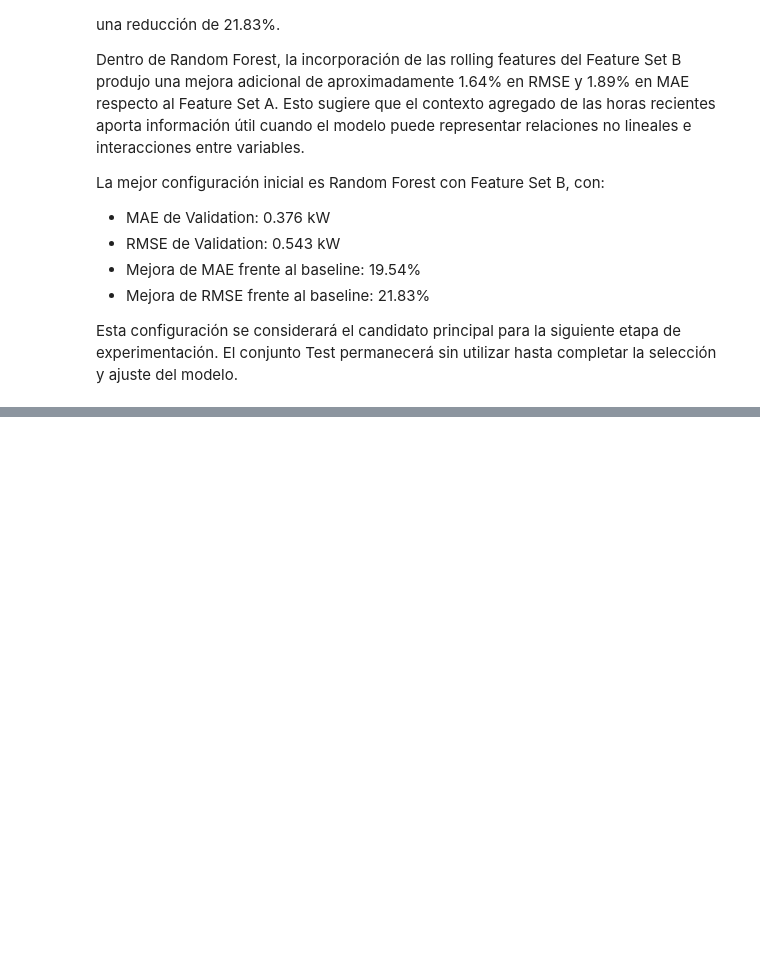
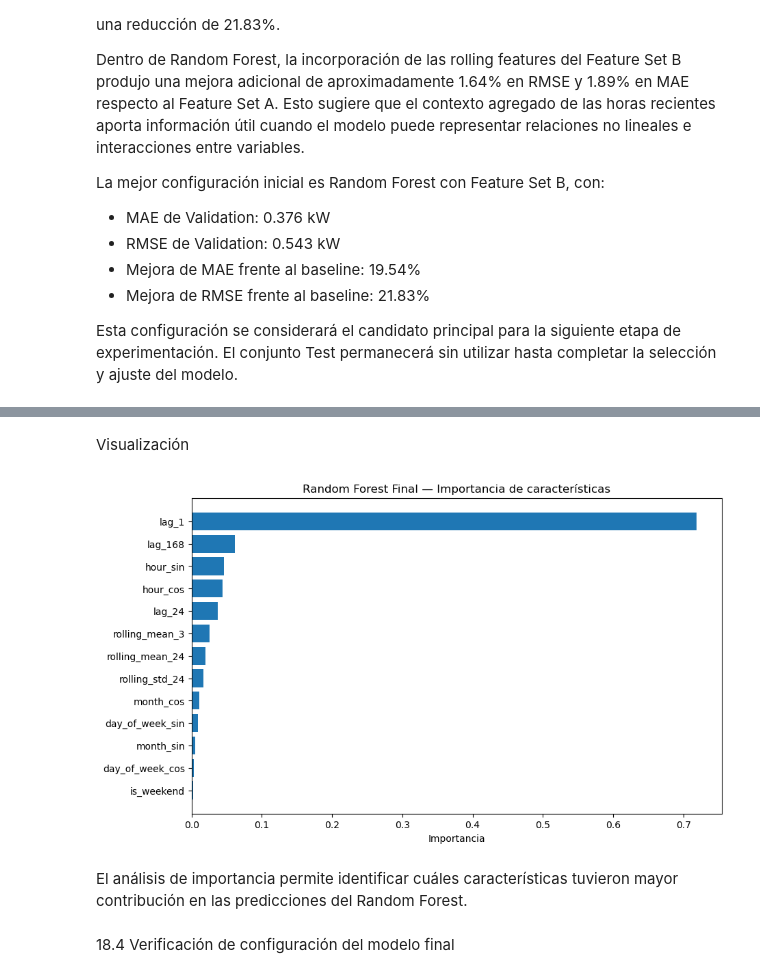
Before and after one commit to alexandrachr2303/Proyecto-Household-Power-G7, a Jupyter notebook: 02_timeseries_feature_engineering_modeling.ipynb, the cells around one changed output, grey strips where cells are left out. Drawn from its saved outputs; the diff is of its cells as text; code cells hidden in the pictures; blank space fills up the shorter version.

```diff
--- a/02_timeseries_feature_engineering_modeling.ipynb
+++ b/02_timeseries_feature_engineering_modeling.ipynb
@@ -2478,0 +3573,22 @@ completar la selección y ajuste del modelo.
+# %%
+importancia_final = pd.DataFrame({
+
+    "Feature":
+        features_b,
+
+    "Importance":
+        modelo_final.feature_importances_
+})
+
+importancia_final = (
+    importancia_final
+    .sort_values(
+        "Importance",
+        ascending=False
+    )
+    .reset_index(drop=True)
+)
+
+display(
+    importancia_final
+)
@@ -2478,0 +3612,29 @@ completar la selección y ajuste del modelo.
+# %% [markdown]
+Visualización
+# %%
+plt.figure(
+    figsize=(10, 6)
+)
+
+plt.barh(
+    importancia_final["Feature"],
+    importancia_final["Importance"]
+)
+
+plt.gca().invert_yaxis()
+
+plt.title(
+    "Random Forest Final — Importancia de características"
+)
+
+plt.xlabel(
+    "Importancia"
+)
+
+plt.show()
+# %% [output]
+[figure, added]
+# %% [markdown]
+El análisis de importancia permite identificar cuáles características tuvieron mayor contribución en las predicciones del Random Forest.
+# %% [markdown]
+18.4 Verificación de configuración del modelo final
```
Also changed, not shown: parts of 95 cells of this notebook, 1 other file.
